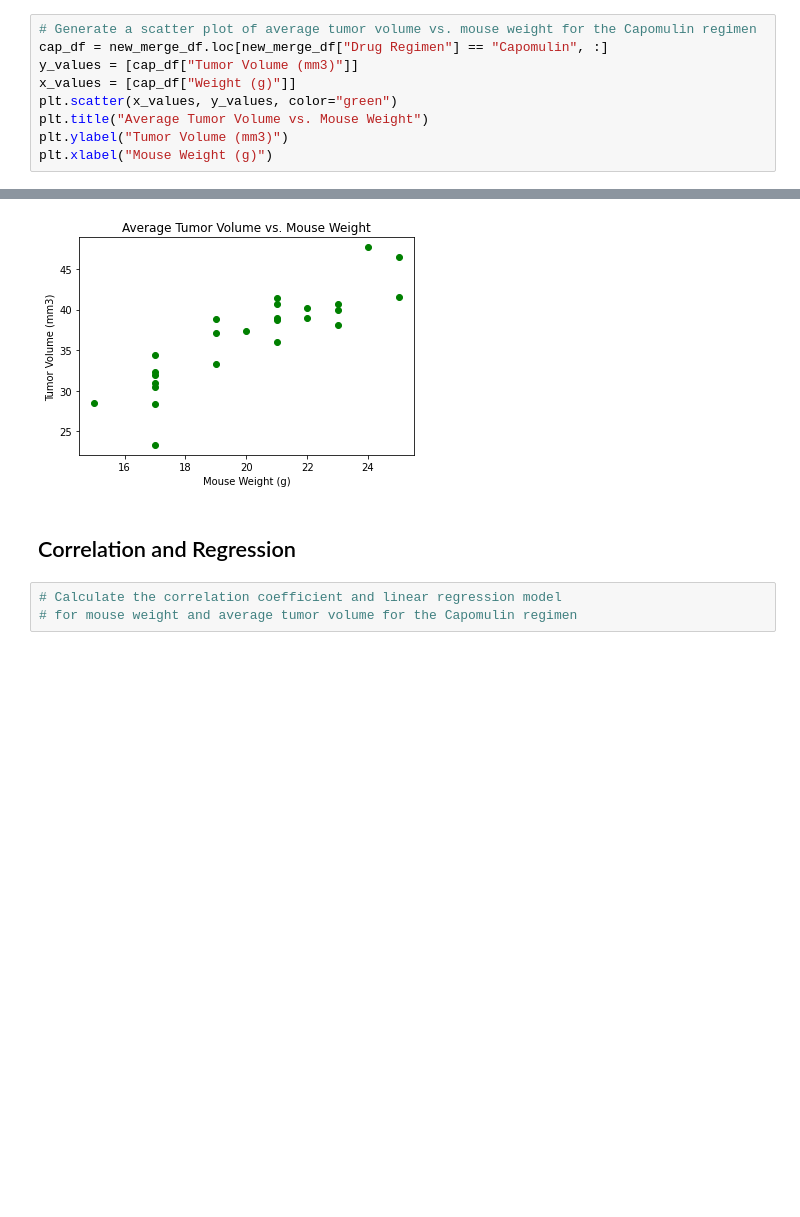
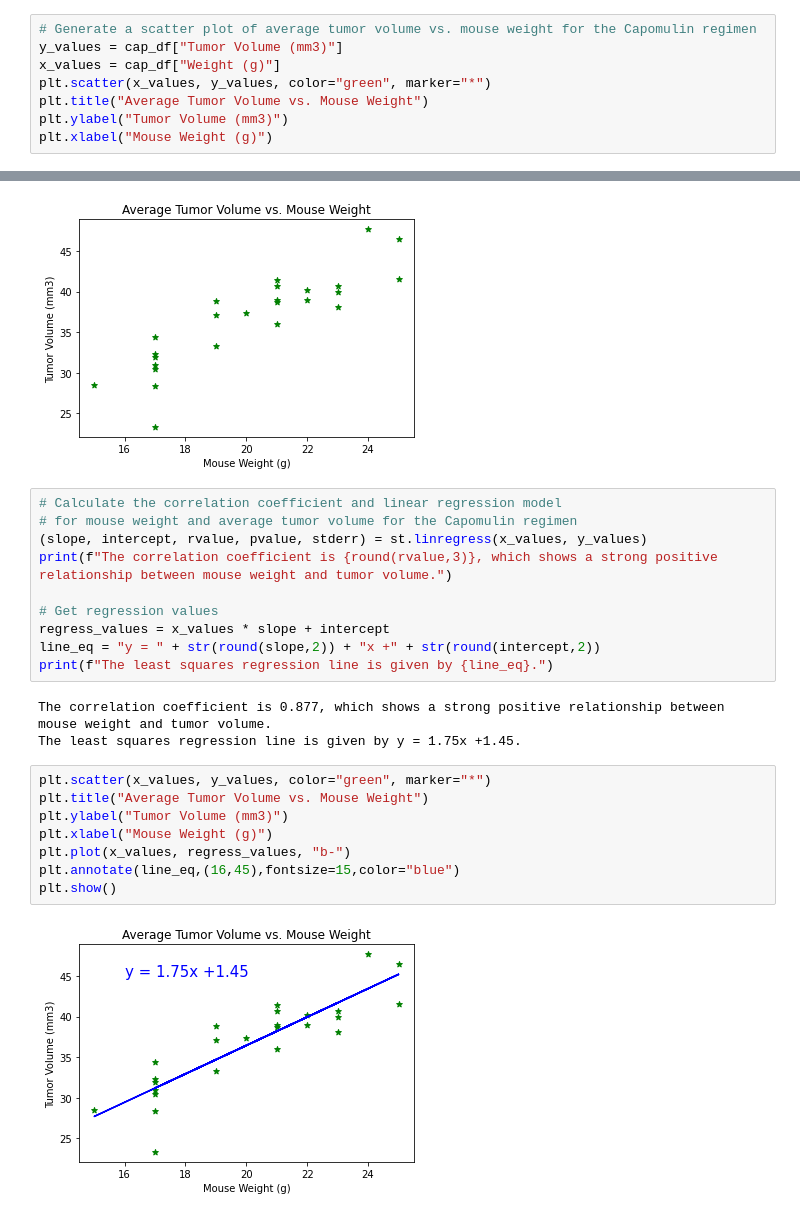
Before and after one commit to rteves0914/Matplotlib-challenge, a Jupyter notebook: Pymaceuticals.ipynb, the cells around one changed output, grey strips where cells are left out. Drawn from its saved outputs; the diff is of its cells as text; blank space fills up the shorter version.

Commit message:
Missing one graph

```diff
--- a/Pymaceuticals.ipynb
+++ b/Pymaceuticals.ipynb
@@ -262,18 +262,35 @@ ValueError: x and y must have same first dimension, but have shapes (100,) and (
 [figure]
 # %%
 # Generate a scatter plot of average tumor volume vs. mouse weight for the Capomulin regimen
-cap_df = new_merge_df.loc[new_merge_df["Drug Regimen"] == "Capomulin", :]
-y_values = [cap_df["Tumor Volume (mm3)"]]
-x_values = [cap_df["Weight (g)"]]
-plt.scatter(x_values, y_values, color="green")
+y_values = cap_df["Tumor Volume (mm3)"]
+x_values = cap_df["Weight (g)"]
+plt.scatter(x_values, y_values, color="green", marker="*")
 plt.title("Average Tumor Volume vs. Mouse Weight")
 plt.ylabel("Tumor Volume (mm3)")
 plt.xlabel("Mouse Weight (g)")
 # %% [output]
 Text(0.5, 0, 'Mouse Weight (g)')
 [figure]
-# %% [markdown]
-## Correlation and Regression
-# %%
-# Calculate the correlation coefficient and linear regression model
-# for mouse weight and average tumor volume for the Capomulin regimen
+# %%
+# Calculate the correlation coefficient and linear regression model
+# for mouse weight and average tumor volume for the Capomulin regimen
+(slope, intercept, rvalue, pvalue, stderr) = st.linregress(x_values, y_values)
+print(f"The correlation coefficient is {round(rvalue,3)}, which shows a strong positive relationship between mouse weight and tumor volume.")
+
+# Get regression values
+regress_values = x_values * slope + intercept
+line_eq = "y = " + str(round(slope,2)) + "x +" + str(round(intercept,2))
+print(f"The least squares regression line is given by {line_eq}.")
+# %% [output]
+The correlation coefficient is 0.877, which shows a strong positive relationship between mouse weight and tumor volume.
+The least squares regression line is given by y = 1.75x +1.45.
+# %%
+plt.scatter(x_values, y_values, color="green", marker="*")
+plt.title("Average Tumor Volume vs. Mouse Weight")
+plt.ylabel("Tumor Volume (mm3)")
+plt.xlabel("Mouse Weight (g)")
+plt.plot(x_values, regress_values, "b-")
+plt.annotate(line_eq,(16,45),fontsize=15,color="blue")
+plt.show()
+# %% [output]
+[figure, added]
```
Also changed, not shown: parts of 1 cell of this notebook.
